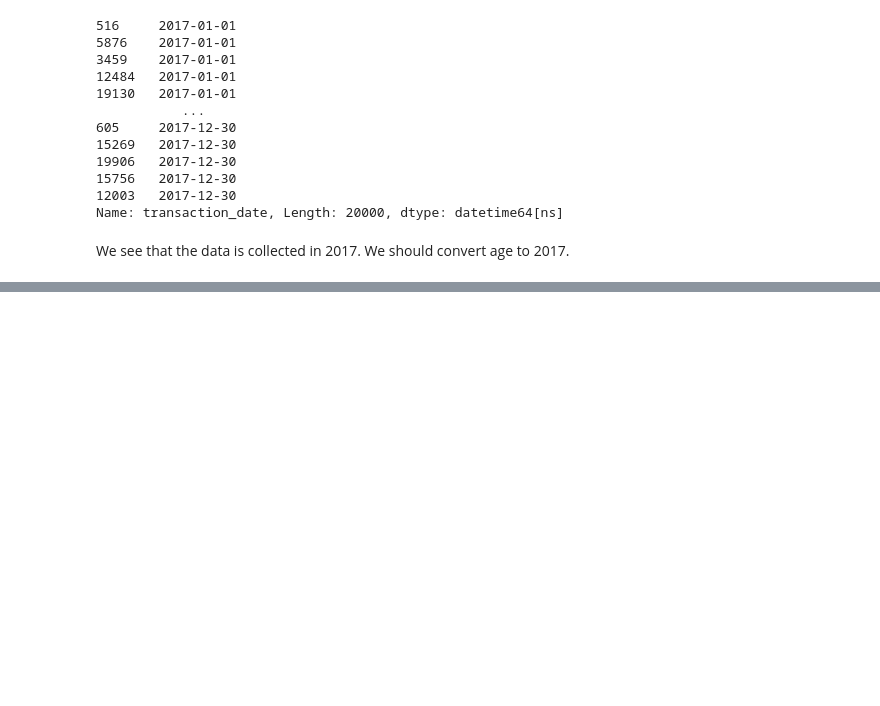
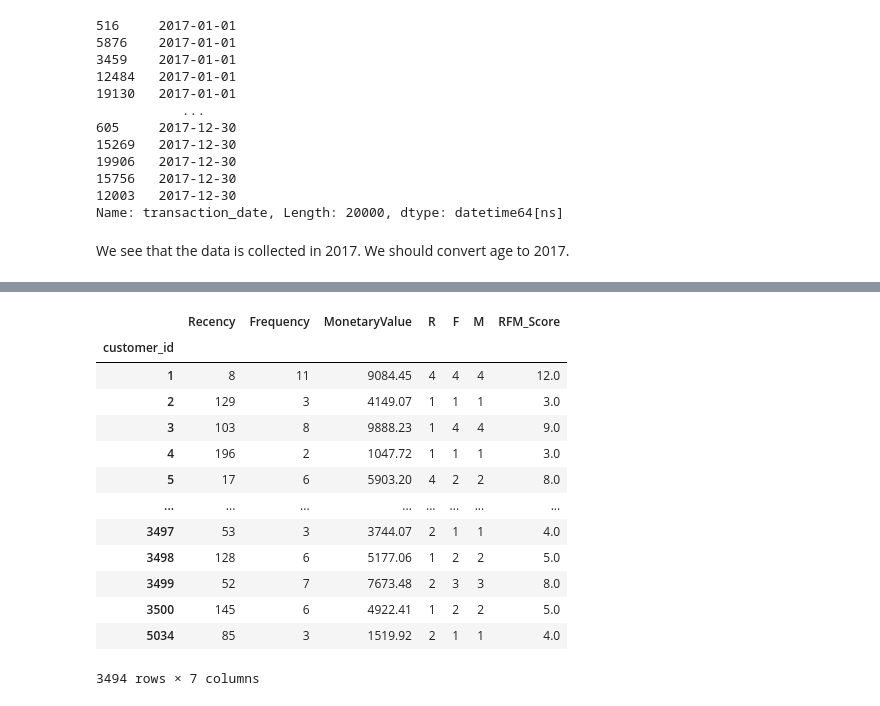
Before and after one commit to aresgtr/KPMG-Virtual-Intern, a Jupyter notebook: Task-2-Data-Insights.ipynb, the cells around one changed output, grey strips where cells are left out. Cells and saved outputs as stored; diff of their text form; code cells hidden in the pictures; blank space fills up the shorter version.

Commit message:
Finish Data Cleaning

```diff
--- a/Task-2-Data-Insights.ipynb
+++ b/Task-2-Data-Insights.ipynb
@@ -148,0 +148,17 @@ df_new_customer_list.head()
+# %%
+# https://towardsdatascience.com/recency-frequency-monetary-model-with-python-and-how-sephora-uses-it-to-optimize-their-google-d6a0707c5f17
+
+snapshot_date = df_transactions['transaction_date'].max() + timedelta(days=1)
+print(snapshot_date)
+
+
+data_process = df_transactions.groupby(['customer_id']).agg({
+        'transaction_date': lambda x: (snapshot_date - x.max()).days,
+        'transaction_id': 'count',
+        'list_price': 'sum'})
+
+data_process.rename(columns={'transaction_date': 'Recency',
+                         'transaction_id': 'Frequency',
+                         'list_price': 'MonetaryValue'}, inplace=True)
+
+data_process.head()
@@ -148,0 +174,11 @@ df_new_customer_list.head()
+# %%
+# --Calculate R and F groups--
+# Create labels for Recency and Frequency
+r_labels = range(4, 0, -1); f_labels = range(1, 5)
+# Assign these labels to 4 equal percentile groups
+r_groups = pd.qcut(data_process['Recency'], q=4, labels=r_labels)
+# Assign these labels to 4 equal percentile groups
+f_groups = pd.qcut(data_process['Frequency'], q=4, labels=f_labels)
+# Create new columns R and F
+data_process = data_process.assign(R = r_groups.values, F = f_groups.values)
+data_process.head()
@@ -148,0 +193,26 @@ df_new_customer_list.head()
+# %%
+# Create labels for MonetaryValue
+m_labels = range(1, 5)
+# Assign these labels to three equal percentile groups
+m_groups = pd.qcut(data_process['MonetaryValue'], q=4, labels=m_labels)
+# Create new column M
+data_process = data_process.assign(M = m_groups.values)
+# %%
+# Calculate RFM_Score
+data_process['RFM_Score'] = data_process[['R','F','M']].sum(axis=1)
+data_process
+# %% [output]
+|  | Recency | Frequency | MonetaryValue | R | F | M | RFM_Score |
+| customer_id |  |  |  |  |  |  |  |
+| 1 | 8 | 11 | 9084.45 | 4 | 4 | 4 | 12.0 |
+| 2 | 129 | 3 | 4149.07 | 1 | 1 | 1 | 3.0 |
+| 3 | 103 | 8 | 9888.23 | 1 | 4 | 4 | 9.0 |
+| 4 | 196 | 2 | 1047.72 | 1 | 1 | 1 | 3.0 |
+| 5 | 17 | 6 | 5903.20 | 4 | 2 | 2 | 8.0 |
+| ... | ... | ... | ... | ... | ... | ... | ... |
+| 3497 | 53 | 3 | 3744.07 | 2 | 1 | 1 | 4.0 |
+| 3498 | 128 | 6 | 5177.06 | 1 | 2 | 2 | 5.0 |
+| 3499 | 52 | 7 | 7673.48 | 2 | 3 | 3 | 8.0 |
+| 3500 | 145 | 6 | 4922.41 | 1 | 2 | 2 | 5.0 |
+| 5034 | 85 | 3 | 1519.92 | 2 | 1 | 1 | 4.0 |
+3494 rows × 7 columns
```
Also changed, not shown: parts of 96 cells of this notebook.
